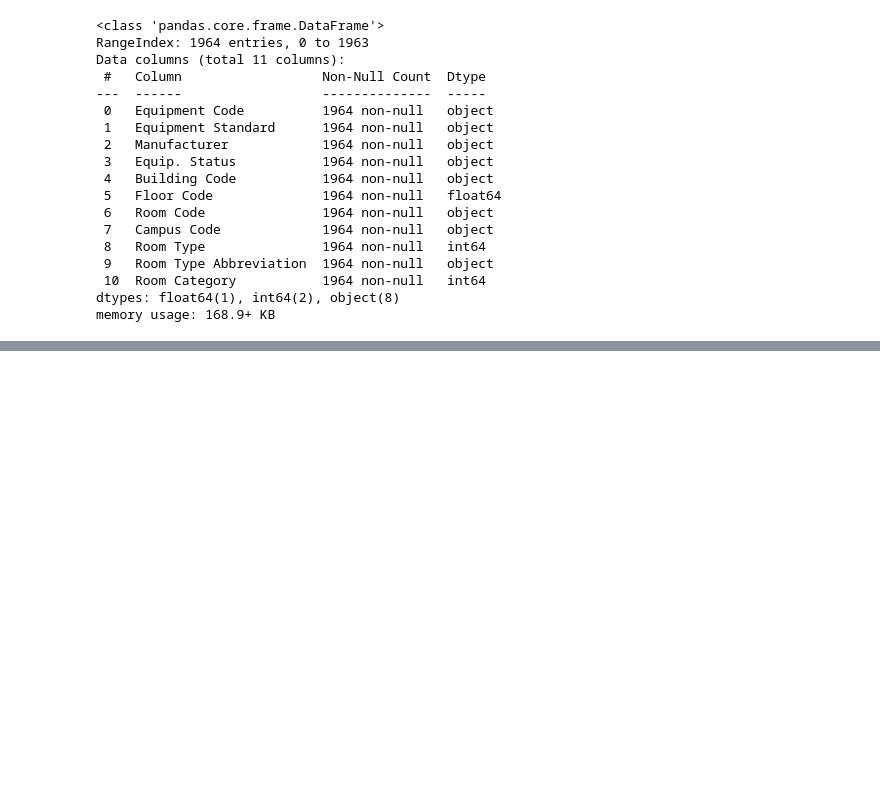
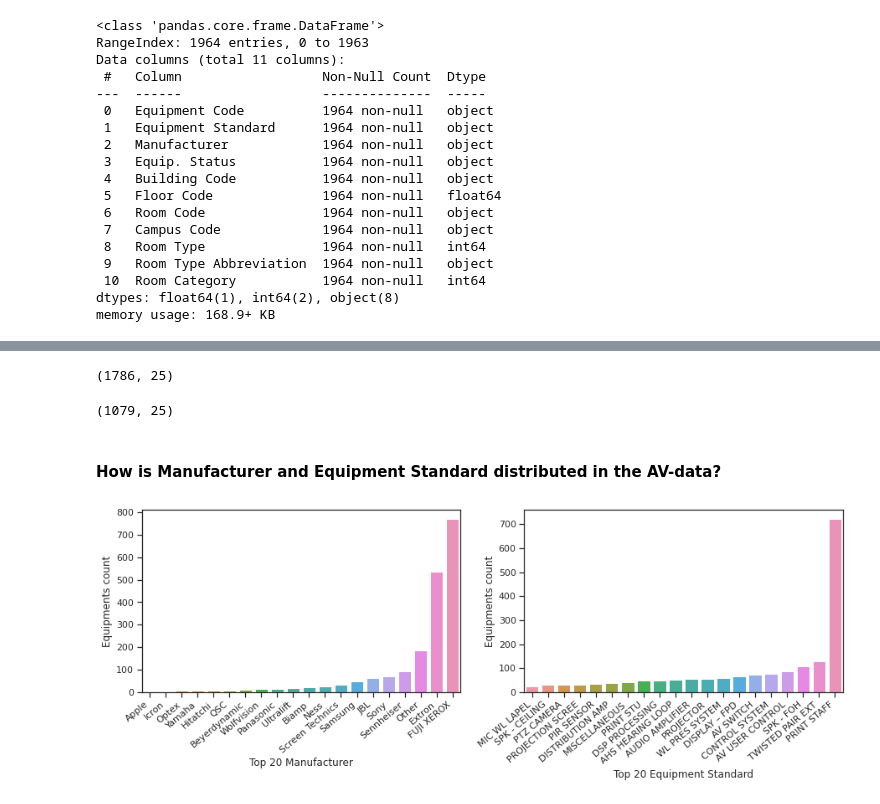
Before and after one commit to abhinavcreed13/project-space-optimisation-group-3, a Jupyter notebook: notebooks/exploratory-data-analysis.ipynb, the cells around one changed output, grey strips where cells are left out. Saved outputs shown, nothing was run; the diff lists cells and outputs as text; code cells hidden in the pictures; blank space fills up the shorter version.

Commit message:
Updates to exploratory data analysis

```diff
--- a/notebooks/exploratory-data-analysis.ipynb
+++ b/notebooks/exploratory-data-analysis.ipynb
@@ -673,0 +720,7 @@ memory usage: 168.9+ KB
+# %%
+# clean data
+av_equipment_df['Room Type'] = av_equipment_df['Room Type'].astype(str).str.strip()
+av_equipment_df['Room Code'] = av_equipment_df['Room Code'].astype(str).str.strip()
+av_equipment_df['Building Code'] = av_equipment_df['Building Code'].astype(str).str.strip()
+av_equipment_df['Campus Code'] = av_equipment_df['Campus Code'].astype(str).str.strip()
+av_equipment_df['Equip. Status'] = av_equipment_df['Equip. Status'].astype(str).str.strip()
@@ -673,0 +750,35 @@ memory usage: 168.9+ KB
+# %%
+# merged data
+merged_av_equipment_df_clean = pd.merge(av_equipment_df,merged_space_data_df,on=['Campus Code','Building Code','Room Code'])
+merged_av_equipment_df_clean.shape
+# %% [output]
+(1786, 25)
+# %%
+# merged parkville data
+merged_av_equipment_df_clean_PAR = pd.merge(av_equipment_df,uom_space_df_parkville,on=['Campus Code','Building Code','Room Code'])
+merged_av_equipment_df_clean_PAR.shape
+# %% [output]
+(1079, 25)
+# %% [markdown]
+#### How is Manufacturer and Equipment Standard distributed in the AV-data?
+# %%
+gdf1 = av_equipment_df.groupby(by='Manufacturer', as_index=False).agg({'Equipment Code': pd.Series.nunique})
+gdf1.sort_values(by=['Equipment Code'], inplace=True)
+
+gdf2 = av_equipment_df.groupby(by='Equipment Standard', as_index=False).agg({'Equipment Code': pd.Series.nunique})
+gdf2.sort_values(by=['Equipment Code'], inplace=True)
+
+fig, ax = plt.subplots(1,2)
+fig.set_figheight(4)
+fig.set_figwidth(15)
+ax1 = sns.barplot(x="Manufacturer", y='Equipment Code', data=gdf1.tail(20), ax=ax[0]);
+ax1.set_xticklabels(ax1.get_xticklabels(), rotation=40, ha="right")
+ax1.set(xlabel='Top 20 Manufacturer', ylabel='Equipments count')
+
+ax2 = sns.barplot(x="Equipment Standard", y='Equipment Code', data=gdf2.tail(20), ax=ax[1]);
+ax2.set_xticklabels(ax2.get_xticklabels(), rotation=40, ha="right")
+ax2.set(xlabel='Top 20 Equipment Standard', ylabel='Equipments count')
+
+plt.show()
+# %% [output]
+[figure, added]
```
Also changed, not shown: parts of 38 cells of this notebook.
